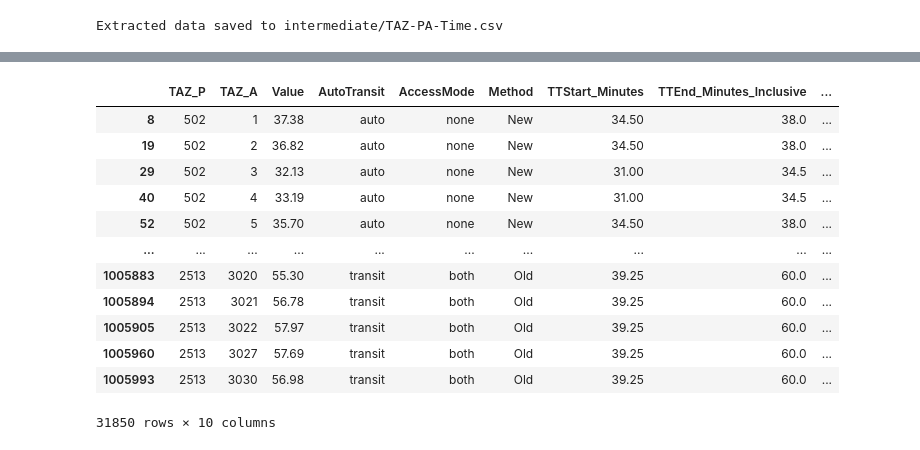
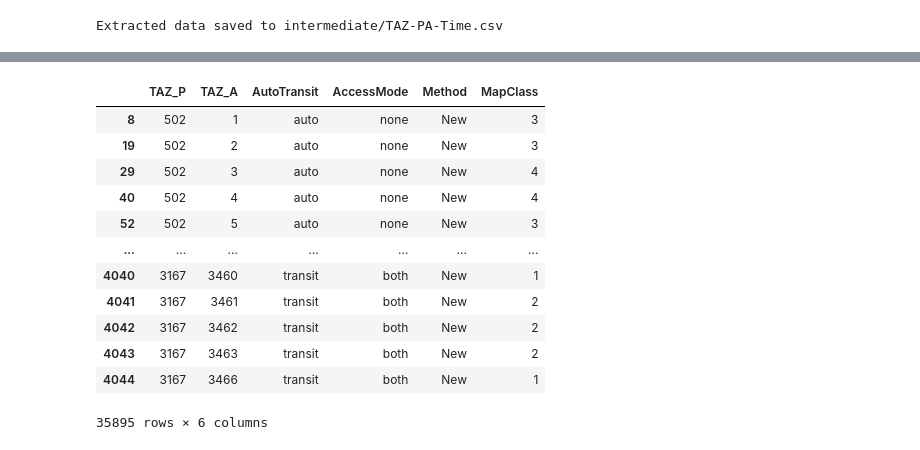
Before and after one commit to WFRCAnalytics/ATO-TDM-Plot-Travelsheds, a Jupyter notebook: 02-Create-Travelsheds-for-Select-TAZ.ipynb, the cells around one changed output, grey strips where cells are left out. Saved outputs shown, nothing was run; the diff lists cells and outputs as text; code cells hidden in the pictures.

Commit message:
Add combined New transit figures, which is max mapclass of drive or walk

```diff
--- a/02-Create-Travelsheds-for-Select-TAZ.ipynb
+++ b/02-Create-Travelsheds-for-Select-TAZ.ipynb
@@ -154,23 +154,39 @@ travel_shed_ato_classes_df
 # %%
 # Performing the join based on the Value being between TTStart_Minutes and TTEnd_Minutes
 merged_df = extracted_data_df.merge(
     travel_shed_ato_classes_df,
     on=['Method','AutoTransit','AccessMode']
 ).query("TTStart_Minutes < Value <= TTEnd_Minutes_Inclusive")
 
+merged_df = merged_df.drop(columns=['TTStart_Minutes','TTEnd_Minutes_Inclusive','JobFract','Value'])
 # Display the merged DataFrame
+
+combine_new_transit = merged_df[
+    (merged_df['AutoTransit'] == 'transit') &
+    (merged_df['Method'] == 'New')
+].groupby(
+    ['TAZ_P', 'TAZ_A', 'AutoTransit', 'AccessMode', 'Method'],
+    as_index=False
+).agg(
+    MapClass=('MapClass', 'max')
+)
+
+combine_new_transit['AccessMode'] = 'both'
+
+merged_df = pd.concat([merged_df,combine_new_transit])
+
 display(merged_df)
 # %% [output]
-|  | TAZ_P | TAZ_A | Value | AutoTransit | AccessMode | Method | TTStart_Minutes | TTEnd_Minutes_Inclusive | ... |
-| 8 | 502 | 1 | 37.38 | auto | none | New | 34.50 | 38.0 | ... |
-| 19 | 502 | 2 | 36.82 | auto | none | New | 34.50 | 38.0 | ... |
-| 29 | 502 | 3 | 32.13 | auto | none | New | 31.00 | 34.5 | ... |
-| 40 | 502 | 4 | 33.19 | auto | none | New | 31.00 | 34.5 | ... |
-| 52 | 502 | 5 | 35.70 | auto | none | New | 34.50 | 38.0 | ... |
-| ... | ... | ... | ... | ... | ... | ... | ... | ... | ... |
-| 1005883 | 2513 | 3020 | 55.30 | transit | both | Old | 39.25 | 60.0 | ... |
-| 1005894 | 2513 | 3021 | 56.78 | transit | both | Old | 39.25 | 60.0 | ... |
-| 1005905 | 2513 | 3022 | 57.97 | transit | both | Old | 39.25 | 60.0 | ... |
-| 1005960 | 2513 | 3027 | 57.69 | transit | both | Old | 39.25 | 60.0 | ... |
-| 1005993 | 2513 | 3030 | 56.98 | transit | both | Old | 39.25 | 60.0 | ... |
+|  | TAZ_P | TAZ_A | AutoTransit | AccessMode | Method | MapClass |
+| 8 | 502 | 1 | auto | none | New | 3 |
+| 19 | 502 | 2 | auto | none | New | 3 |
+| 29 | 502 | 3 | auto | none | New | 4 |
+| 40 | 502 | 4 | auto | none | New | 4 |
+| 52 | 502 | 5 | auto | none | New | 3 |
+| ... | ... | ... | ... | ... | ... | ... |
+| 4040 | 3167 | 3460 | transit | both | New | 1 |
+| 4041 | 3167 | 3461 | transit | both | New | 2 |
+| 4042 | 3167 | 3462 | transit | both | New | 2 |
+| 4043 | 3167 | 3463 | transit | both | New | 2 |
+| 4044 | 3167 | 3466 | transit | both | New | 1 |
-31850 rows × 10 columns
+35895 rows × 6 columns
```
Also changed, not shown: parts of 3 cells of this notebook, 48 other files.
